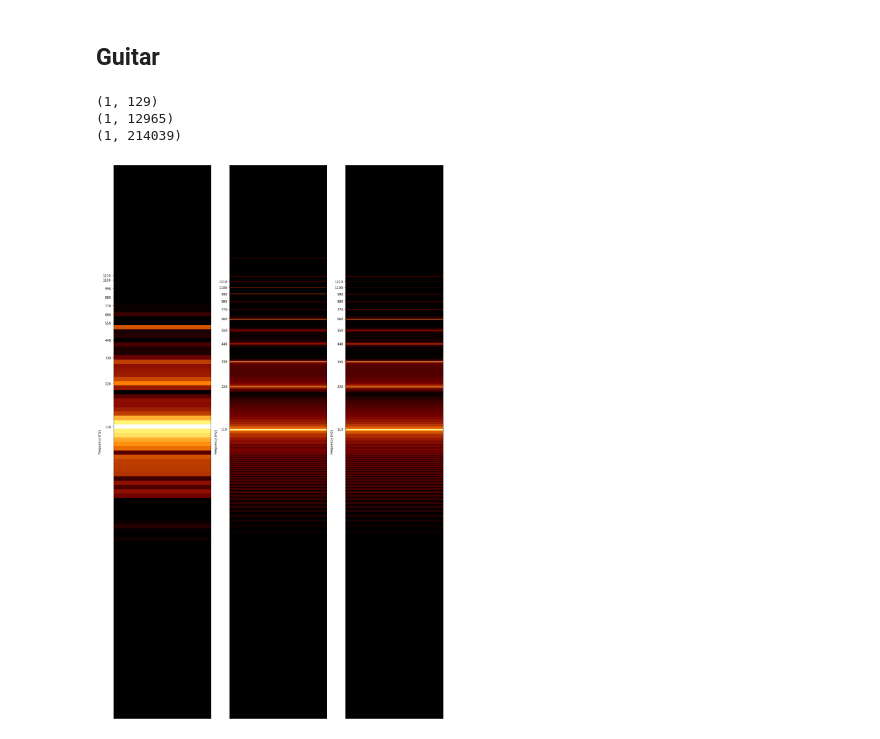
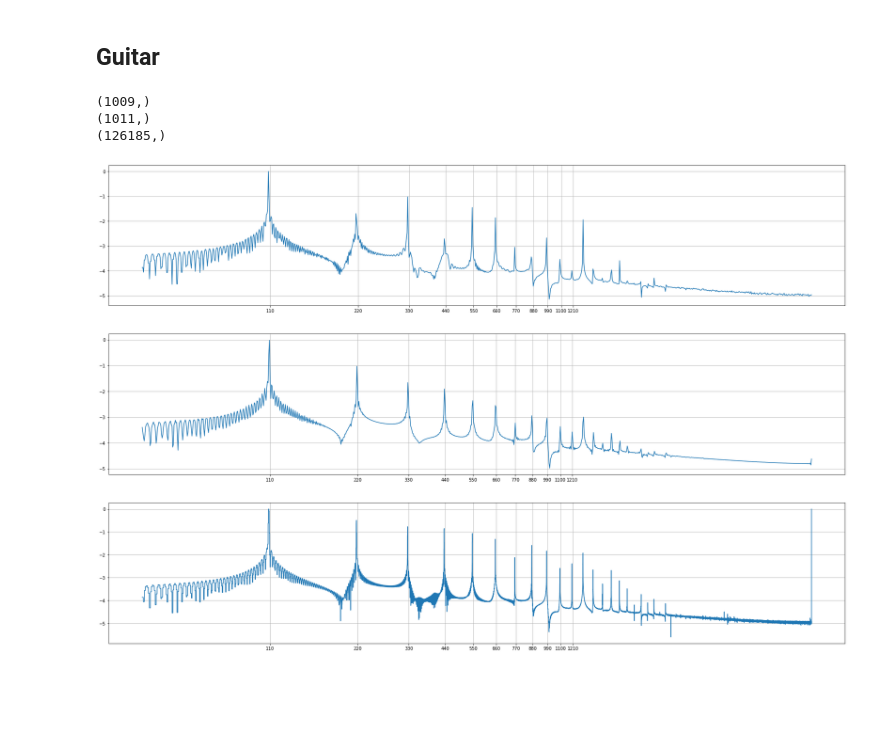
Before and after one commit to JulianFerry/deep-music, a Jupyter notebook: notebooks/spectrogram_convolution.ipynb, the cells around one changed output. Cells and saved outputs as stored; diff of their text form; code cells hidden in the pictures; blank space fills up the shorter version.

```diff
--- a/notebooks/spectrogram_convolution.ipynb
+++ b/notebooks/spectrogram_convolution.ipynb
@@ -12,17 +27,44 @@ piano.fundamental_freq = 55  # A1
+# %%
+def plot_spectrogram(audiofile, spectrogram, ax, min_freq=1):
+    min_idx = audiofile._log_to_logidx(audiofile._freq_to_log(min_freq))
+    ax.plot(spectrogram[0][min_idx:])
+    log_xscale(audiofile, spectrogram, ax, min_freq)
+    ax.grid()
+    print(spectrogram[0][min_idx:].shape)
+# %%
+def downsample(audiofile, resolution, scaling):
+    downsampled = audiofile.spectrogram_log[0].copy()
+    for i in range(scaling[0]):
+        downsampled = decimate(downsampled, scaling[1])
+    audiofile.spectrogram_log = downsampled.reshape(1, -1)
+    audiofile.set_log_resolution(resolution//(scaling[1]**scaling[0]))
 # %% [markdown]
 ## Guitar
-# %%
-# Load audio and create spectrogram
-guitar.trim_audio(start=0.5, end=3.5)
-guitar.audio_to_spectrogram(spec_thresh=4)
-
-fig, axes = plt.subplots(1, 2, figsize=(15, 24))
-guitar.spectrogram_to_log(guitar.spectrogram, resolution=1000)
-print(guitar.spectrogram_log.shape)
-guitar.plot_spectrogram(guitar.spectrogram_log, '', log_scale=True,
-                        fig=fig, ax=axes[i])
-# %% [output]
-(1, 129)
-(1, 12965)
-(1, 214039)
-[figure, removed]
+# %%
+min_freq = 40
+fig, axes = plt.subplots(3, 1, figsize=(30, 20))
+
+# Load audio and create spectrogram
+guitar.trim_audio(start=0.5, end=3.5)
+guitar.audio_to_spectrogram(spec_thresh=10)
+
+# 100 resolution
+resolution = 132
+guitar.spectrogram_to_log(guitar.spectrogram, resolution=resolution)
+plot_spectrogram(guitar, guitar.spectrogram_log, axes[0], min_freq)
+
+# max resolution + downsampling with anti-aliasing
+resolution = 16508
+guitar.spectrogram_to_log(guitar.spectrogram, resolution=resolution)
+downsample(guitar, resolution, scaling=(3, 5))
+plot_spectrogram(guitar, guitar.spectrogram_log, axes[1], min_freq)
+
+# max resolution
+resolution = 16508
+guitar.spectrogram_to_log(guitar.spectrogram, resolution=resolution)
+plot_spectrogram(guitar, guitar.spectrogram_log, axes[2], min_freq)
+# %% [output]
+(1009,)
+(1011,)
+(126185,)
+[figure, added]
```
Also changed, not shown: parts of 6 cells of this notebook, 5 other files.
